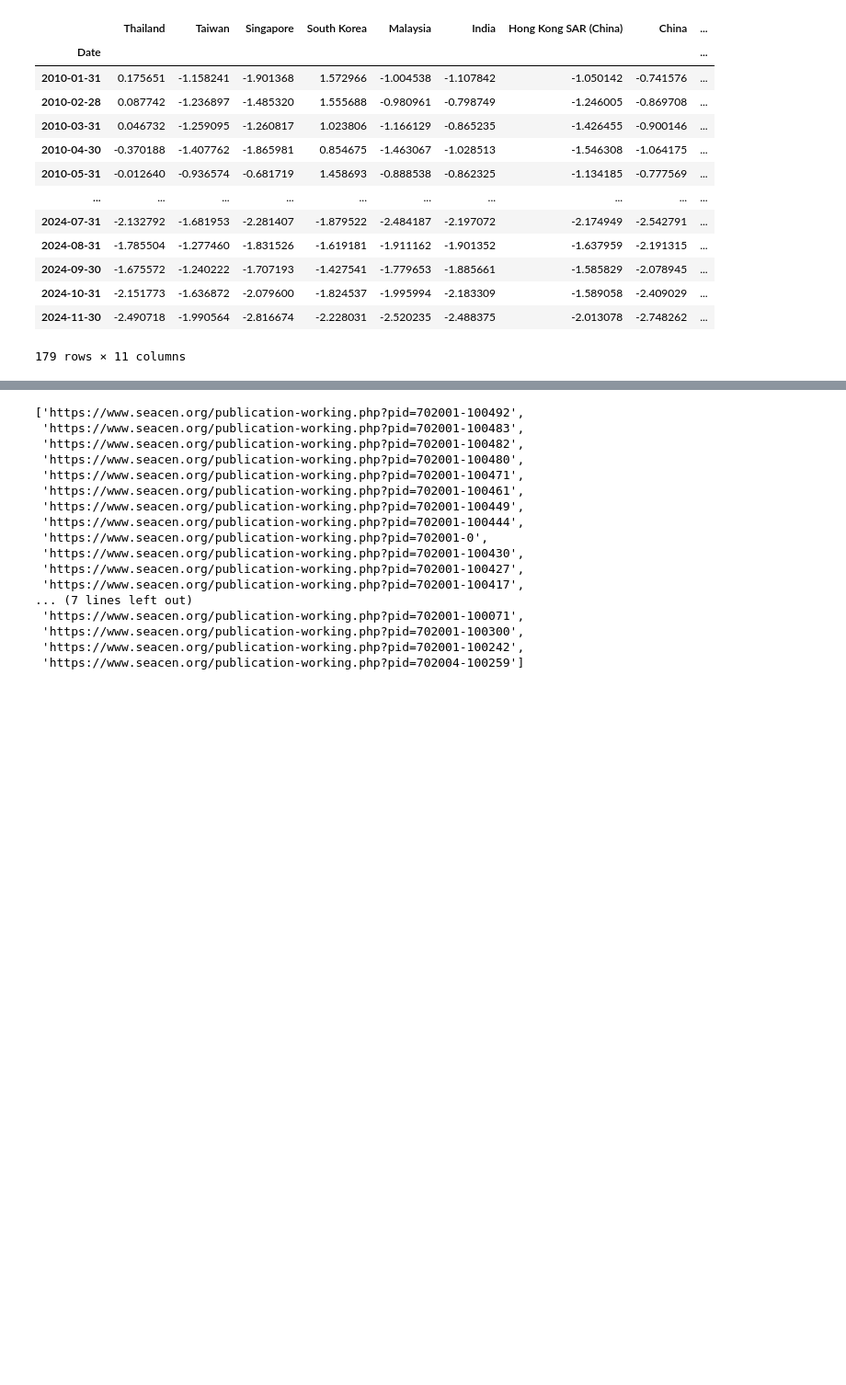
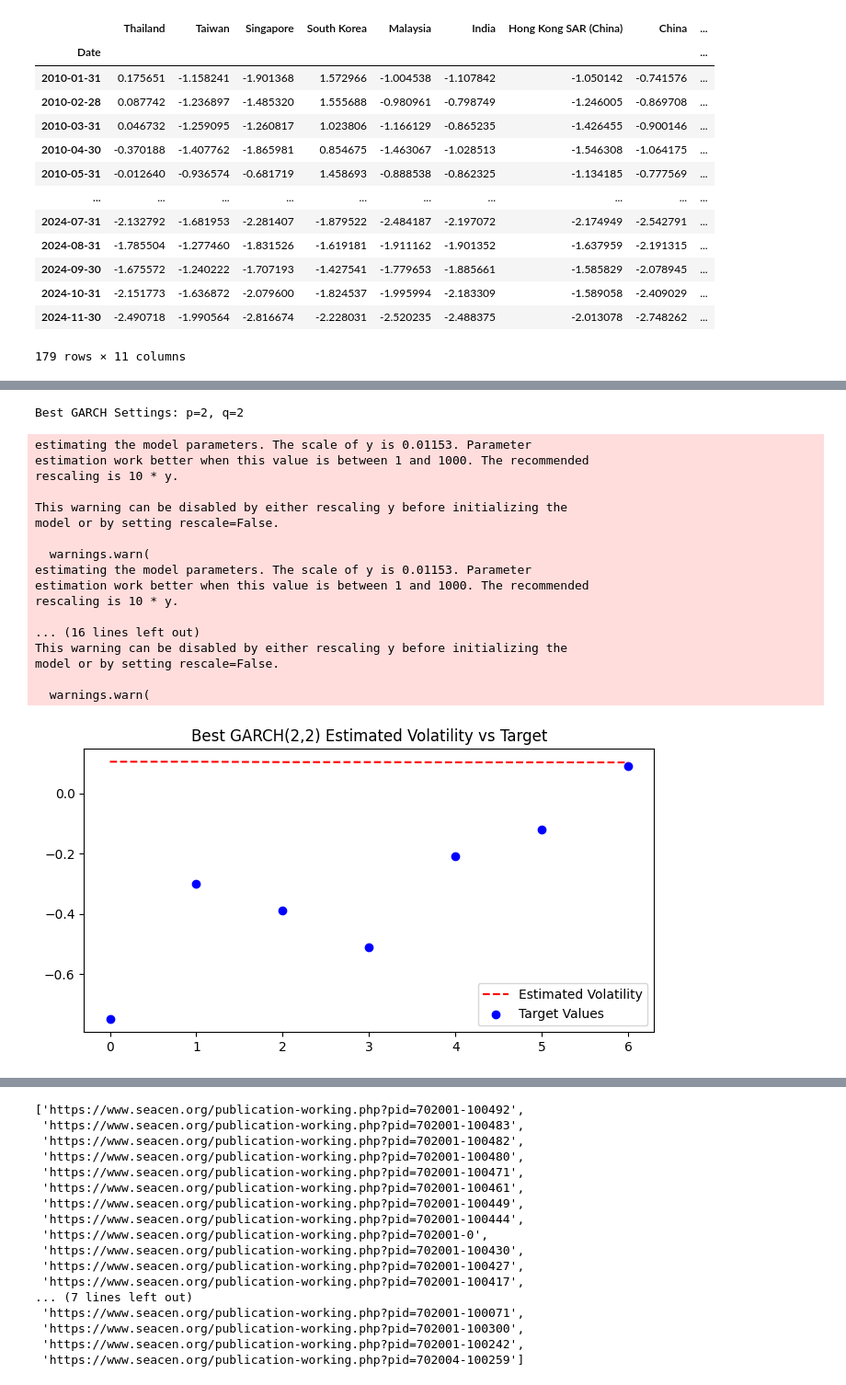
Before and after one commit to aizudeen11/cfm-nlp, a Jupyter notebook: main.ipynb, the cells around one changed output, grey strips where cells are left out. Shown at 92% size. Saved outputs shown, nothing was run; the diff lists cells and outputs as text; code cells hidden in the pictures; blank space fills up the shorter version.

```diff
--- a/main.ipynb
+++ b/main.ipynb
@@ -227,0 +239,10 @@ for wd in wd_list:
+# %%
+from arch import arch_model
+
+model = arch_model(stock_data_calc['China'], vol="Garch", p=2, q=2)
+
+# Fit the model to estimate parameters
+results = model.fit()
+
+# Print summary
+results.conditional_volatility
@@ -227,0 +282,63 @@ for wd in wd_list:
+# %%
+import pandas as pd
+import numpy as np
+import matplotlib.pyplot as plt
+from arch import arch_model
+
+# Given Standardized MoM Change Ln Stock Price data
+data = np.array([0.6810, 0.6116, 0.8439, 0.7964, 0.7331, 0.8898, 0.9352])
+
+# Fit different GARCH models and compare results
+best_model = None
+best_diff = float("inf")
+
+for p in range(1, 3):  # Try p = 1, 2
+    for q in range(1, 3):  # Try q = 1, 2
+        model = arch_model(data, vol="Garch", p=p, q=q, dist="normal")  # Normal distribution
+        results = model.fit(disp="off")
+
+        # Extract conditional volatility
+        conditional_volatility = results.conditional_volatility
+
+        # Target values to match
+        target_values = np.array([-0.75, -0.30, -0.39, -0.51, -0.21, -0.12, 0.09])
+
+        # Compute the difference between model output and target
+        diff = np.sum(np.abs(conditional_volatility - target_values))
+
+        # Keep track of best model
+        if diff < best_diff:
+            best_diff = diff
+            best_model = (p, q, conditional_volatility)
+
+# Print best GARCH settings
+best_p, best_q, best_volatility = best_model
+print(f"Best GARCH Settings: p={best_p}, q={best_q}")
+
+# Plot the best volatility estimate
+plt.figure(figsize=(8, 4))
+plt.plot(best_volatility, label="Estimated Volatility", color="red", linestyle="--")
+plt.scatter(range(len(target_values)), target_values, label="Target Values", color="blue")
+plt.title(f"Best GARCH({best_p},{best_q}) Estimated Volatility vs Target")
+plt.legend()
+plt.show()
+# %% [output]
+Best GARCH Settings: p=2, q=2
+estimating the model parameters. The scale of y is 0.01153. Parameter
+estimation work better when this value is between 1 and 1000. The recommended
+rescaling is 10 * y.
+
+This warning can be disabled by either rescaling y before initializing the
+model or by setting rescale=False.
+
+  warnings.warn(
+estimating the model parameters. The scale of y is 0.01153. Parameter
+estimation work better when this value is between 1 and 1000. The recommended
+rescaling is 10 * y.
+
+... (16 lines left out)
+This warning can be disabled by either rescaling y before initializing the
+model or by setting rescale=False.
+
+  warnings.warn(
+[figure, added]
```
Also changed, not shown: parts of 15 cells of this notebook, 1 other file.
